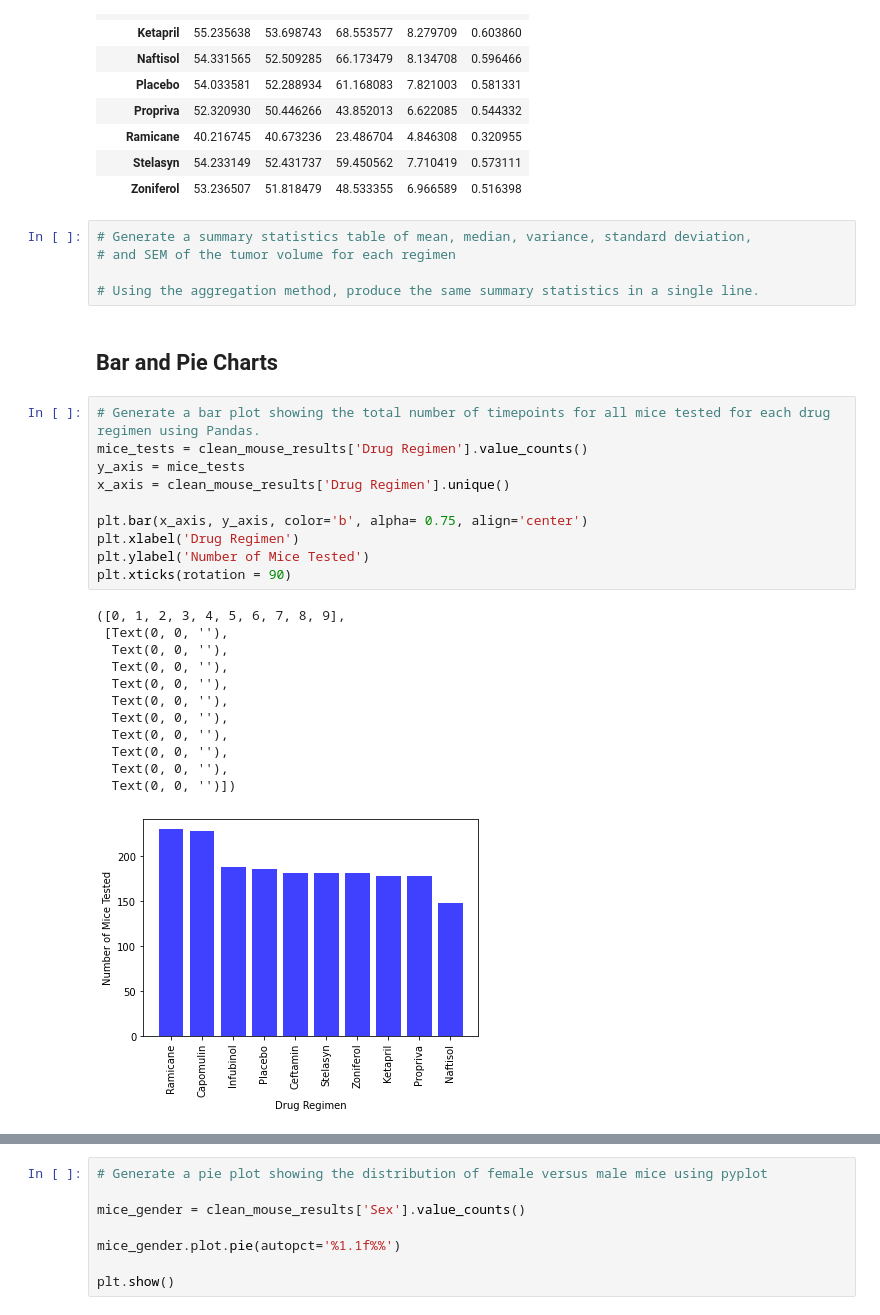
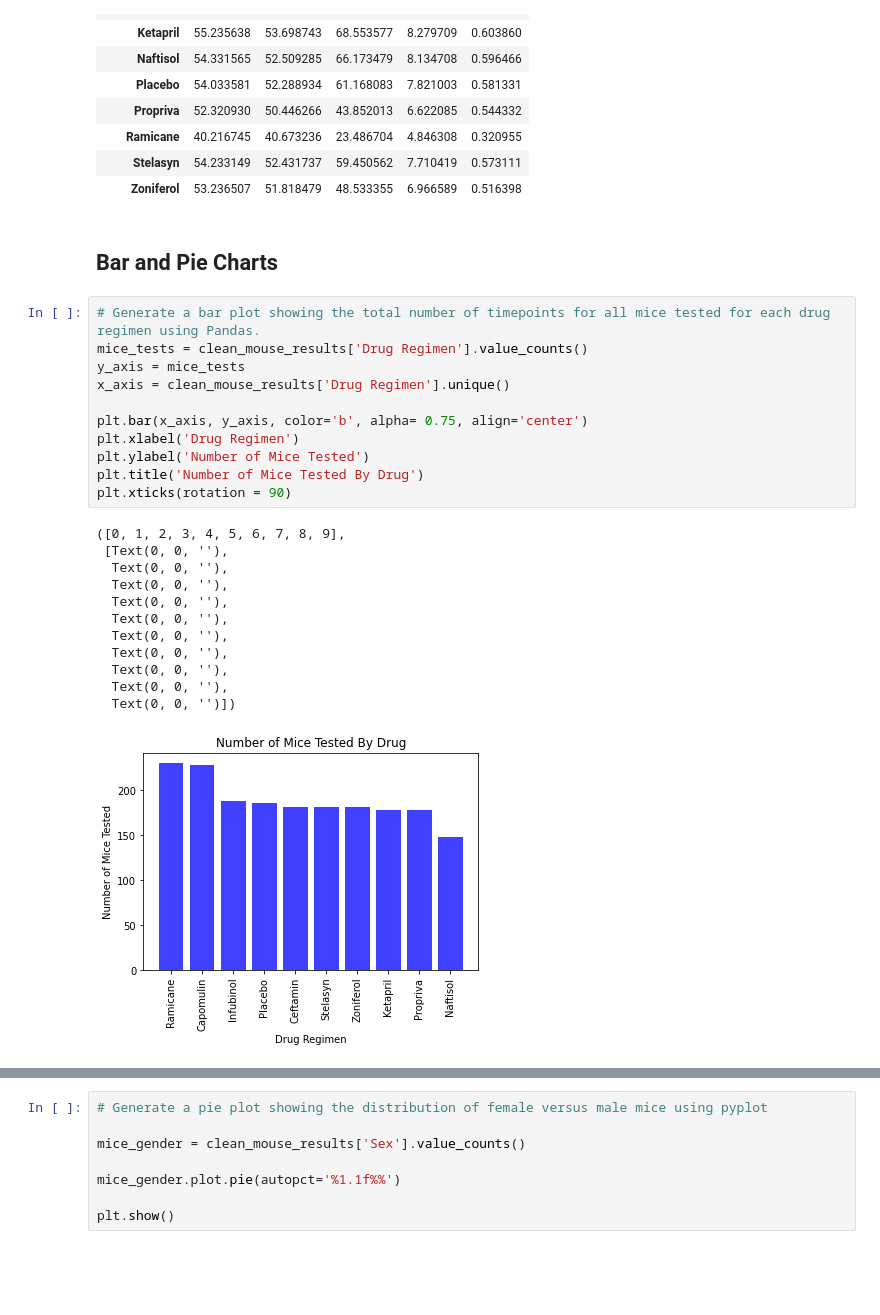
Before and after one commit to tphilippsen/nu-ds-bootcamp, a Jupyter notebook: matplotlib-challenge/pymaceuticals_homework.ipynb, the cells around one changed output, grey strips where cells are left out. Drawn from its saved outputs; the diff is of its cells as text; blank space fills up the shorter version.

```diff
--- a/matplotlib-challenge/pymaceuticals_homework.ipynb
+++ b/matplotlib-challenge/pymaceuticals_homework.ipynb
@@ -194,36 +184,32 @@ mouse_agg_summary
 | Ramicane | 40.216745 | 40.673236 | 23.486704 | 4.846308 | 0.320955 |
 | Stelasyn | 54.233149 | 52.431737 | 59.450562 | 7.710419 | 0.573111 |
 | Zoniferol | 53.236507 | 51.818479 | 48.533355 | 6.966589 | 0.516398 |
-# %%
-# Generate a summary statistics table of mean, median, variance, standard deviation,
-# and SEM of the tumor volume for each regimen
-
-# Using the aggregation method, produce the same summary statistics in a single line.
 # %% [markdown]
 ## Bar and Pie Charts
 # %%
 # Generate a bar plot showing the total number of timepoints for all mice tested for each drug regimen using Pandas.
 mice_tests = clean_mouse_results['Drug Regimen'].value_counts()
 y_axis = mice_tests
 x_axis = clean_mouse_results['Drug Regimen'].unique()
 
 plt.bar(x_axis, y_axis, color='b', alpha= 0.75, align='center')
 plt.xlabel('Drug Regimen')
 plt.ylabel('Number of Mice Tested')
+plt.title('Number of Mice Tested By Drug')
 plt.xticks(rotation = 90)
 # %% [output]
 ([0, 1, 2, 3, 4, 5, 6, 7, 8, 9],
  [Text(0, 0, ''),
   Text(0, 0, ''),
   Text(0, 0, ''),
   Text(0, 0, ''),
   Text(0, 0, ''),
   Text(0, 0, ''),
   Text(0, 0, ''),
   Text(0, 0, ''),
   Text(0, 0, ''),
   Text(0, 0, '')])
-[figure, old version]
+[figure, new version]
 # %%
 # Generate a bar plot showing the total number of timepoints for all mice tested for each drug regimen using pyplot.
 
```
Also changed, not shown: parts of 8 cells of this notebook.
